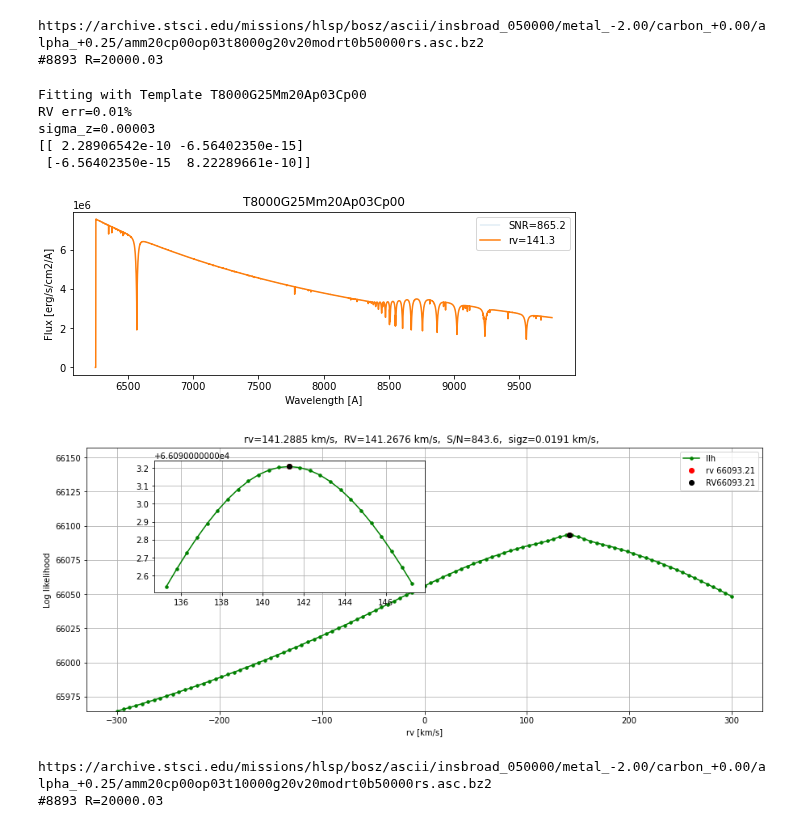
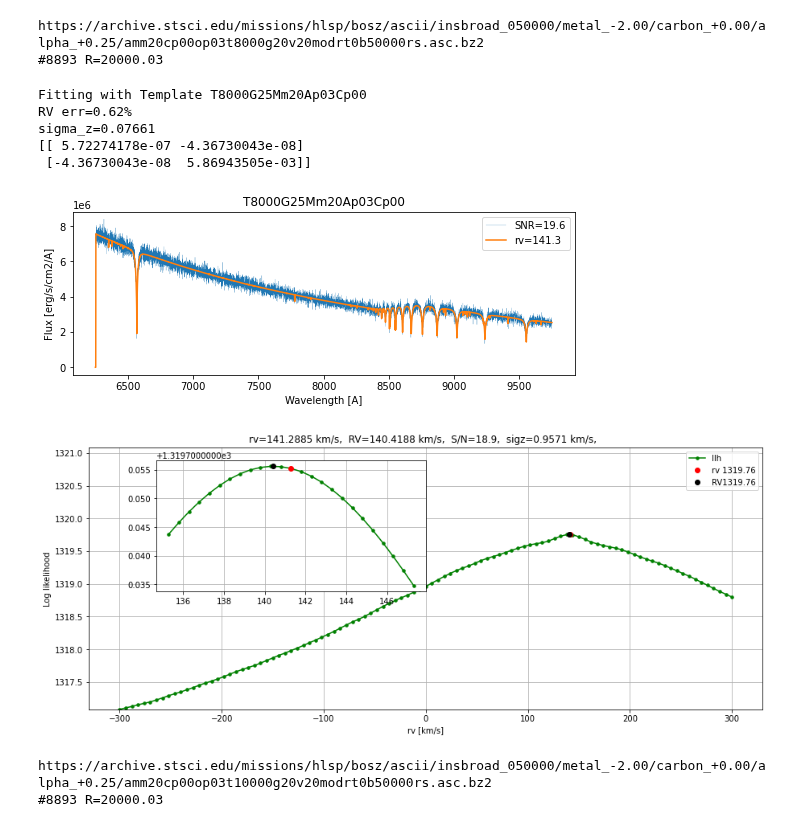
Before and after one commit to ViskaWei/LV, a Jupyter notebook: nb/fisher_viska.ipynb, the cells around one changed output. Saved outputs shown, nothing was run; the diff lists cells and outputs as text; code cells hidden in the pictures.

```diff
--- a/nb/fisher_viska.ipynb
+++ b/nb/fisher_viska.ipynb
@@ -62,19 +62,19 @@ https://archive.stsci.edu/missions/hlsp/bosz/ascii/insbroad_050000/metal_-2.00/c
 #8893 R=20000.03
 # %%
 rv  = 141.28845313
-NL  = 2
+NL  = 100
 t0 = f.temps[0]
 RV,F = f.testOneRV1(f.flux, t0, rv, NL, pmt0=f.pmt);
 ff = sp.linalg.inv(np.array(F))
 print(ff)
 # %% [output]
 Fitting with Template T8000G25Mm20Ap03Cp00
-RV err=0.01%
-sigma_z=0.00003
-[[ 2.28906542e-10 -6.56402350e-15]
- [-6.56402350e-15  8.22289661e-10]]
+RV err=0.62%
+sigma_z=0.07661
+[[ 5.72274178e-07 -4.36730043e-08]
+ [-4.36730043e-08  5.86943505e-03]]
-[figure, old version]
+[figure, new version]
-[figure, old version]
+[figure, new version]
 # %%
 t1 = f.makeTemplate(-2.0, 10000,2.0,0.0,0.25)
 # %% [output]
```
Also changed, not shown: 3 other files.
